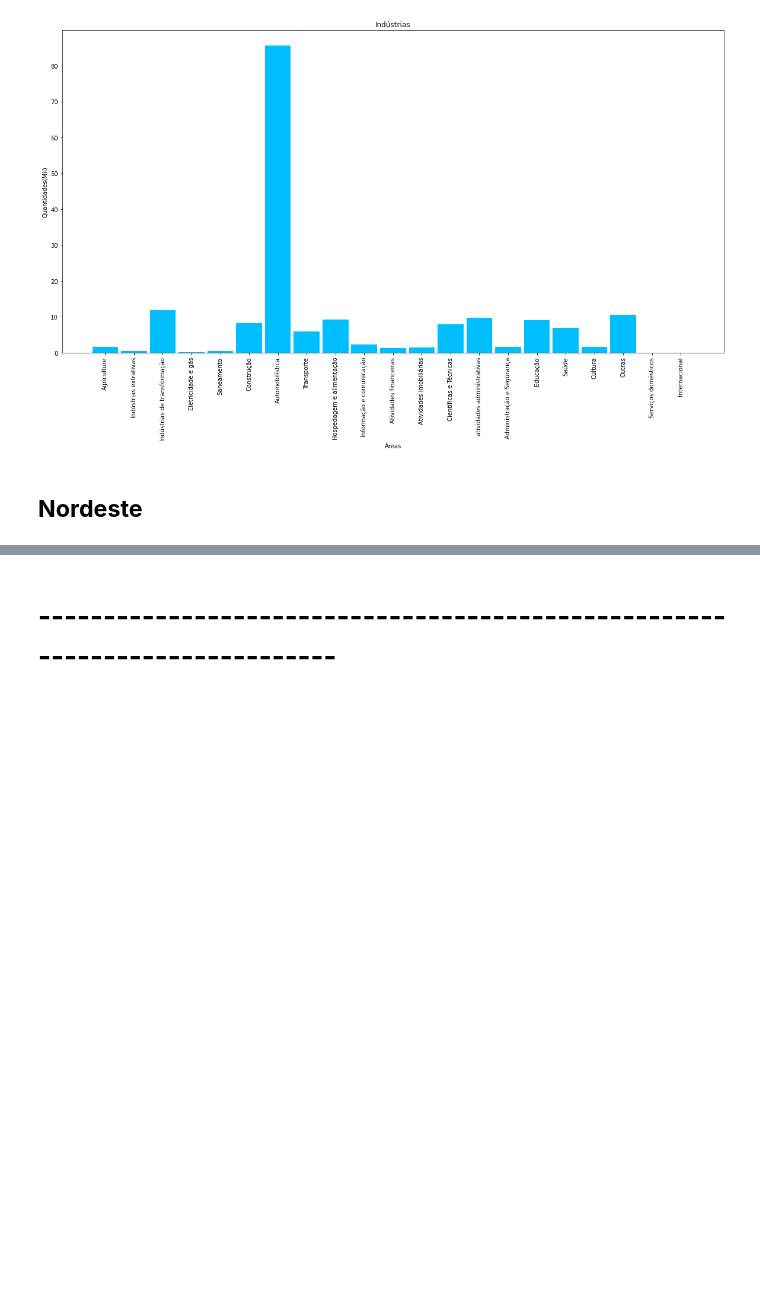
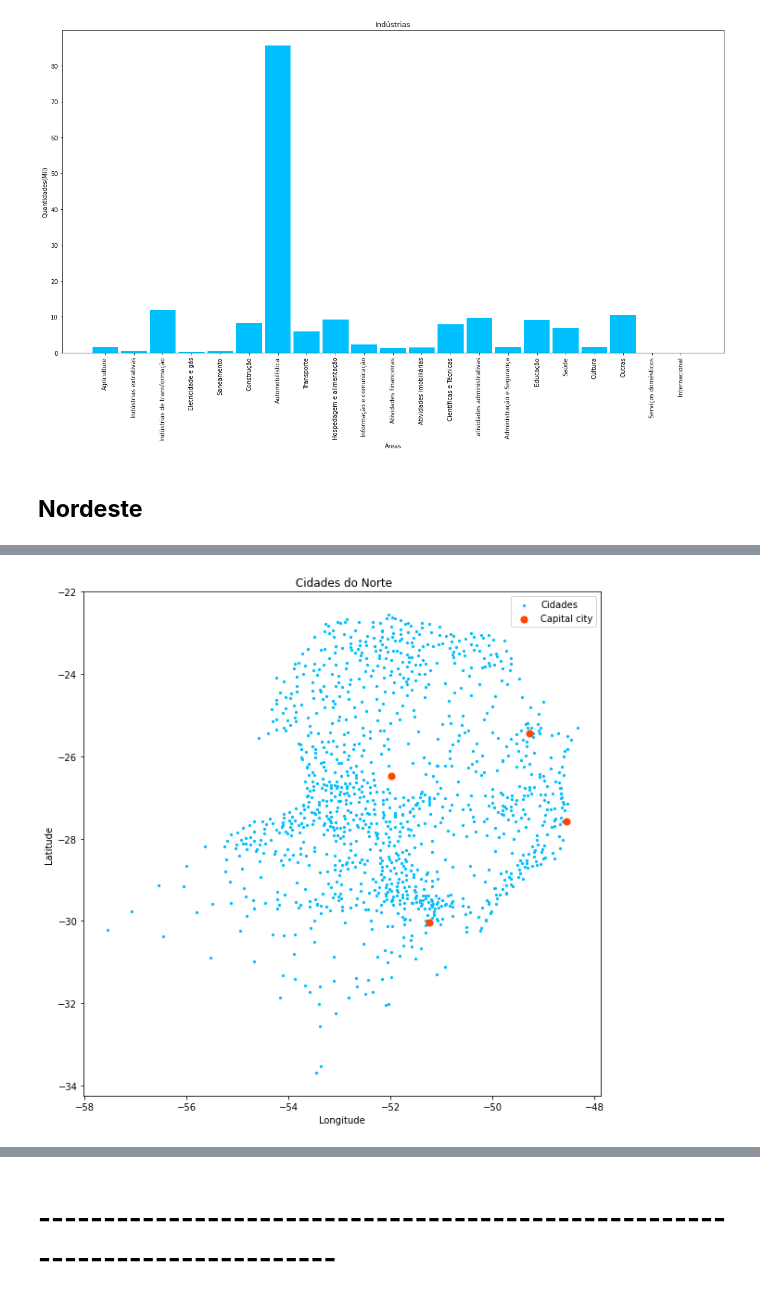
Before and after one commit to leydsonbarros/Brazilian_Cities, a Jupyter notebook: brazilian_cities.ipynb, the cells around one changed output, grey strips where cells are left out. Drawn from its saved outputs; the diff is of its cells as text; code cells hidden in the pictures; blank space fills up the shorter version.

```diff
--- a/brazilian_cities.ipynb
+++ b/brazilian_cities.ipynb
@@ -636 +698,19 @@ nordeste.loc[(nordeste['STATE'] == "PE")].head()
+# %%
+# Mapa do Sul
+
+long= df_brazil["LONG"] !=0
+lat = df_brazil["LAT"] !=0
+capSul = sul['CAPITAL'] == 1
+
+## use the scatter function
+plt.figure(figsize=(10,10))
+plt.title(" Cidades do Norte")
+plt.xlabel("Longitude")
+plt.ylabel("Latitude")
+plt.scatter(df_brazil[long&lat&cidadesSul]["LONG"], df_brazil[long&lat&cidadesSul]["LAT"], s=5, alpha=1, label='Cidades', c ='#00BFFF')
+plt.scatter(df_brazil[long&lat&capSul]["LONG"], df_brazil[long&lat&capSul]["LAT"], s=50, alpha=1, label='Capital city', c ='#ff4500')
+plt.legend()
+plt.show()
+# %% [output]
+[figure, added]
 # %%
```
Also changed, not shown: parts of 17 cells of this notebook.
